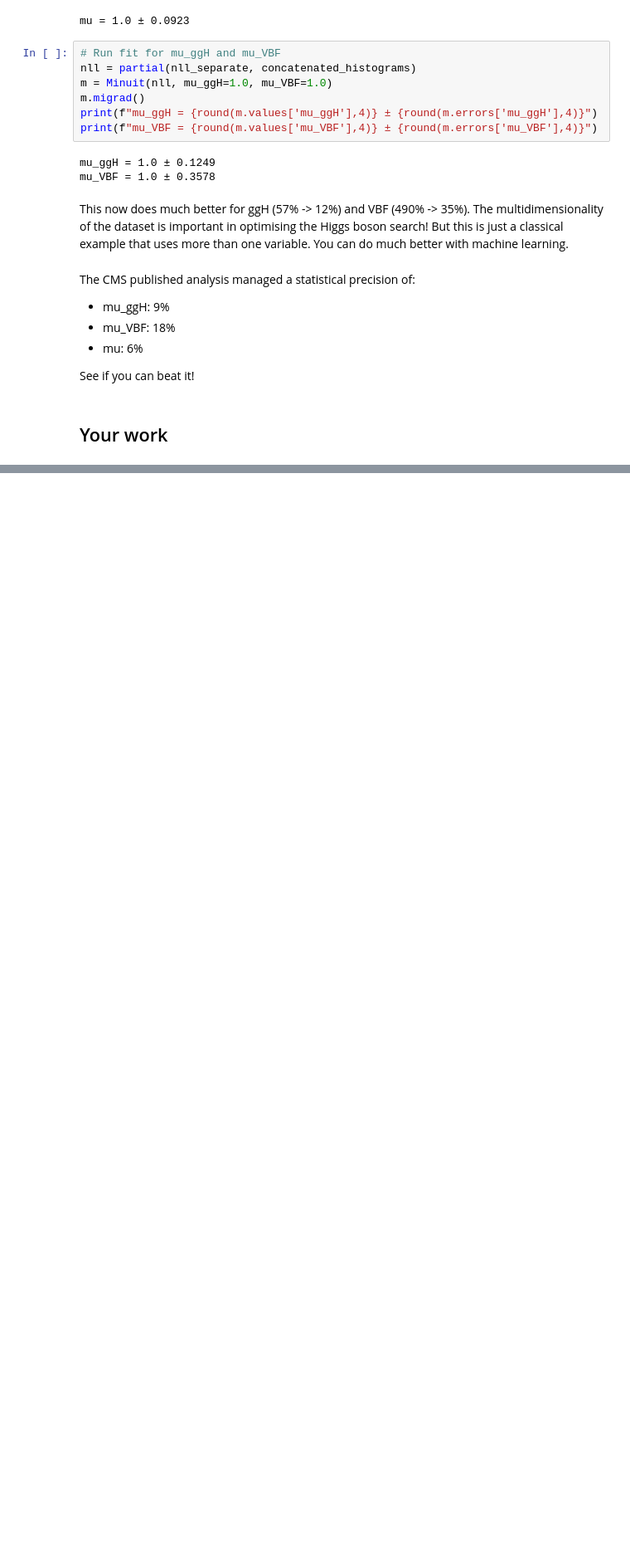
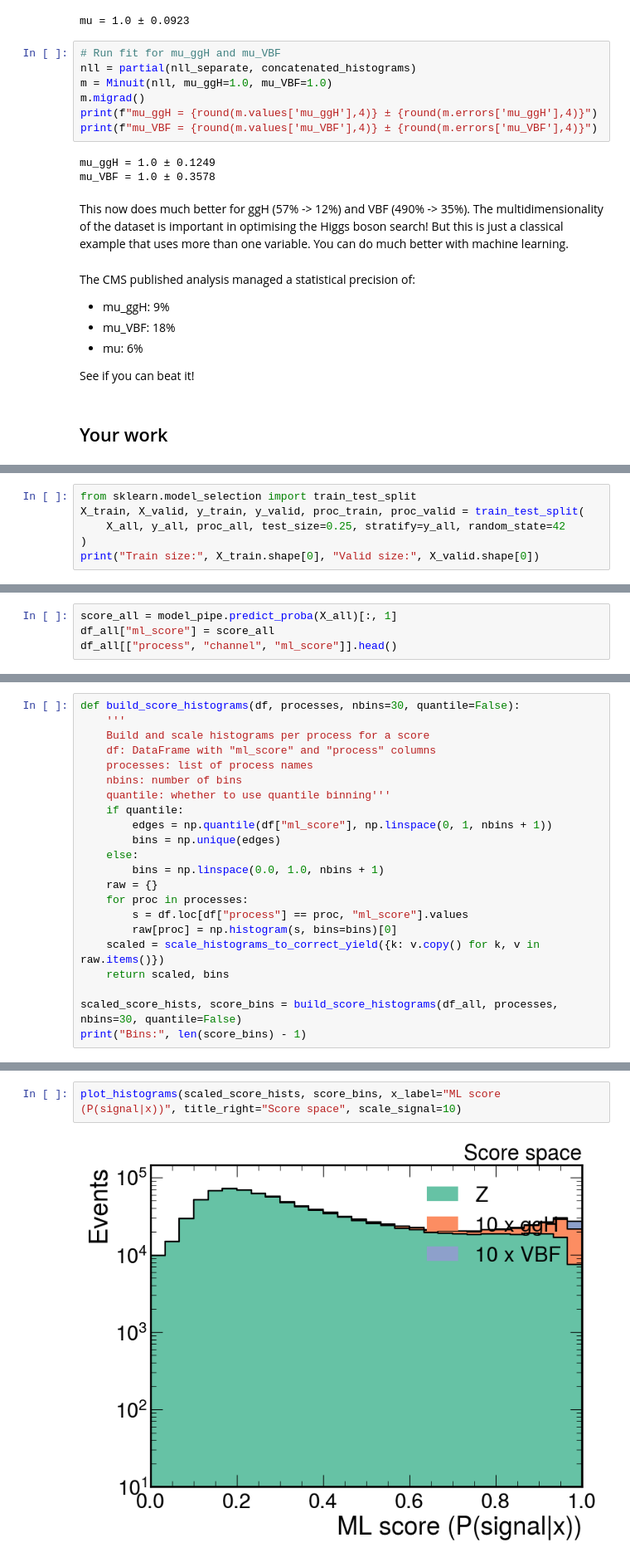
Before and after one commit to IlKoKaIl/Imperial-work, a Jupyter notebook: Applied Machine Learning/Assignments/A3/MResFindingTheHiggsAssignment.ipynb, the cells around one changed output, grey strips where cells are left out. Shown at 83% size. Drawn from its saved outputs; the diff is of its cells as text; blank space fills up the shorter version.

```diff
--- a/Applied Machine Learning/Assignments/A3/MResFindingTheHiggsAssignment.ipynb
+++ b/Applied Machine Learning/Assignments/A3/MResFindingTheHiggsAssignment.ipynb
@@ -370,0 +512,6 @@ See if you can beat it!
+# %%
+from sklearn.model_selection import train_test_split
+X_train, X_valid, y_train, y_valid, proc_train, proc_valid = train_test_split(
+    X_all, y_all, proc_all, test_size=0.25, stratify=y_all, random_state=42
+)
+print("Train size:", X_train.shape[0], "Valid size:", X_valid.shape[0])
@@ -370,0 +555,4 @@ See if you can beat it!
+# %%
+score_all = model_pipe.predict_proba(X_all)[:, 1]
+df_all["ml_score"] = score_all
+df_all[["process", "channel", "ml_score"]].head()
@@ -370,0 +569,22 @@ See if you can beat it!
+# %%
+def build_score_histograms(df, processes, nbins=30, quantile=False):
+    '''
+    Build and scale histograms per process for a score
+    df: DataFrame with "ml_score" and "process" columns
+    processes: list of process names
+    nbins: number of bins
+    quantile: whether to use quantile binning'''
+    if quantile:
+        edges = np.quantile(df["ml_score"], np.linspace(0, 1, nbins + 1))
+        bins = np.unique(edges)
+    else:
+        bins = np.linspace(0.0, 1.0, nbins + 1)
+    raw = {}
+    for proc in processes:
+        s = df.loc[df["process"] == proc, "ml_score"].values
+        raw[proc] = np.histogram(s, bins=bins)[0]
+    scaled = scale_histograms_to_correct_yield({k: v.copy() for k, v in raw.items()})
+    return scaled, bins
+
+scaled_score_hists, score_bins = build_score_histograms(df_all, processes, nbins=30, quantile=False)
+print("Bins:", len(score_bins) - 1)
@@ -370,0 +596,4 @@ See if you can beat it!
+# %%
+plot_histograms(scaled_score_hists, score_bins, x_label="ML score (P(signal|x))", title_right="Score space", scale_signal=10)
+# %% [output]
+[figure, added]
```
Also changed, not shown: parts of 29 cells of this notebook.
